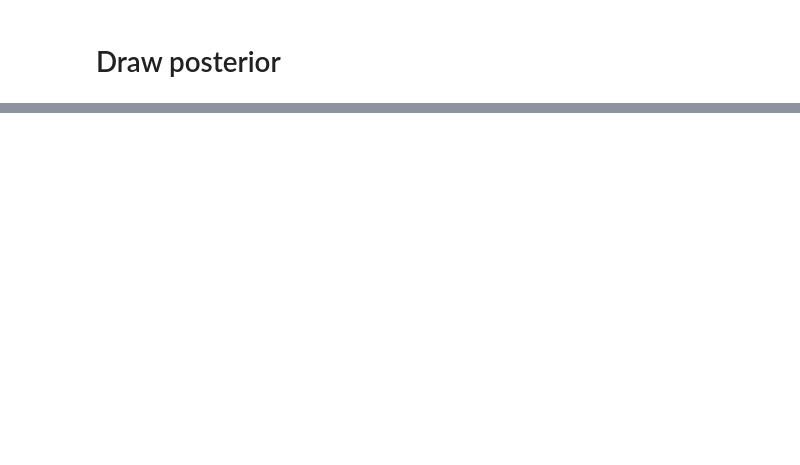
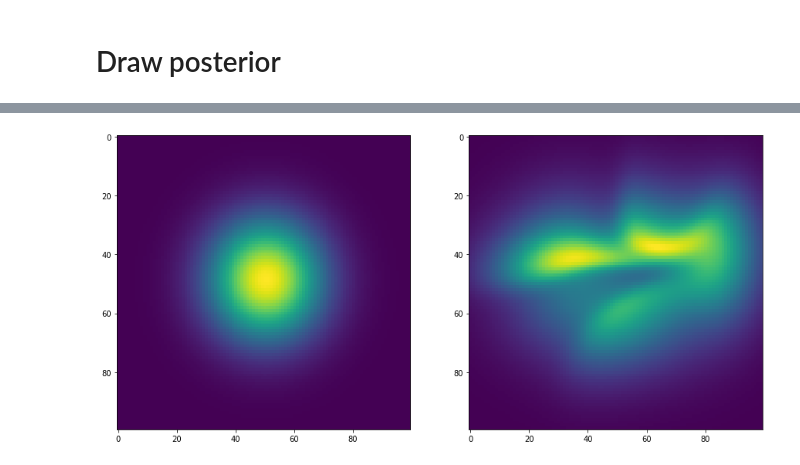
Before and after one commit to Intelligent-Systems-Phystech/DeepGenerativeModels, a Jupyter notebook: examples/FlowVAE.ipynb, the cells around one changed output, grey strips where cells are left out. Cells and saved outputs as stored; diff of their text form; code cells hidden in the pictures; blank space fills up the shorter version.

```diff
--- a/examples/FlowVAE.ipynb
+++ b/examples/FlowVAE.ipynb
@@ -61,8 +198,13 @@ utils.trainer(model = flow_vae_model,
 # %%
 batch_x, batch_y = list(DataLoader(train_data))[0]
 # %%
-x = np.linspace(-4, 4.0, 100)
-y = np.linspace(-4, 4.0, 100)
+x = np.linspace(-3, 3.0, 100)
+y = np.linspace(-3, 3.0, 100)
+
+vae_model = vae_model.to(torch.device('cpu'))
+vae_model.device = torch.device('cpu')
+flow_vae_model = flow_vae_model.to(torch.device('cpu'))
+flow_vae_model.device = torch.device('cpu')
 
 xx, yy = np.meshgrid(x, y)
 
@@ -73,12 +215,14 @@ for i in tqdm(range(xx.shape[0])):
     for j in range(xx.shape[1]):
         z = torch.Tensor([xx[i,j], yy[i,j]]).view([1, -1])
         probas1[i, j] = vae_model.posterior_z(z, batch_x)
-        probas2[i, j] = flow_vae_model.posterior_z(z, batch_x)
+        probas2[i, j] = flow_vae_model.to('cpu').posterior_z(z, batch_x)
 # %% [output]
 [interactive output not drawn]
 # %%
 plt.rcParams['figure.figsize'] = (15, 8)
 fig, axes = plt.subplots(1,2)
 axes[0].imshow(probas1)
-axes[1].imshow(probas2)
+axes[1].imshow(np.exp(probas2))
 plt.show()
+# %% [output]
+[figure, added]
```
Also changed, not shown: parts of 9 cells of this notebook.
